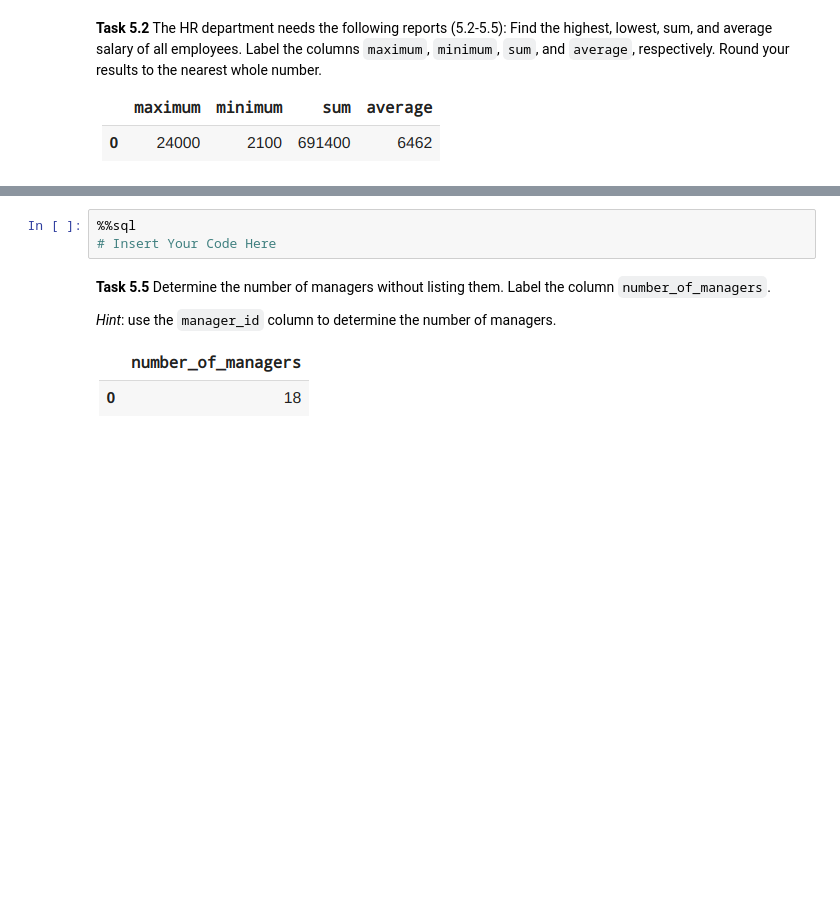
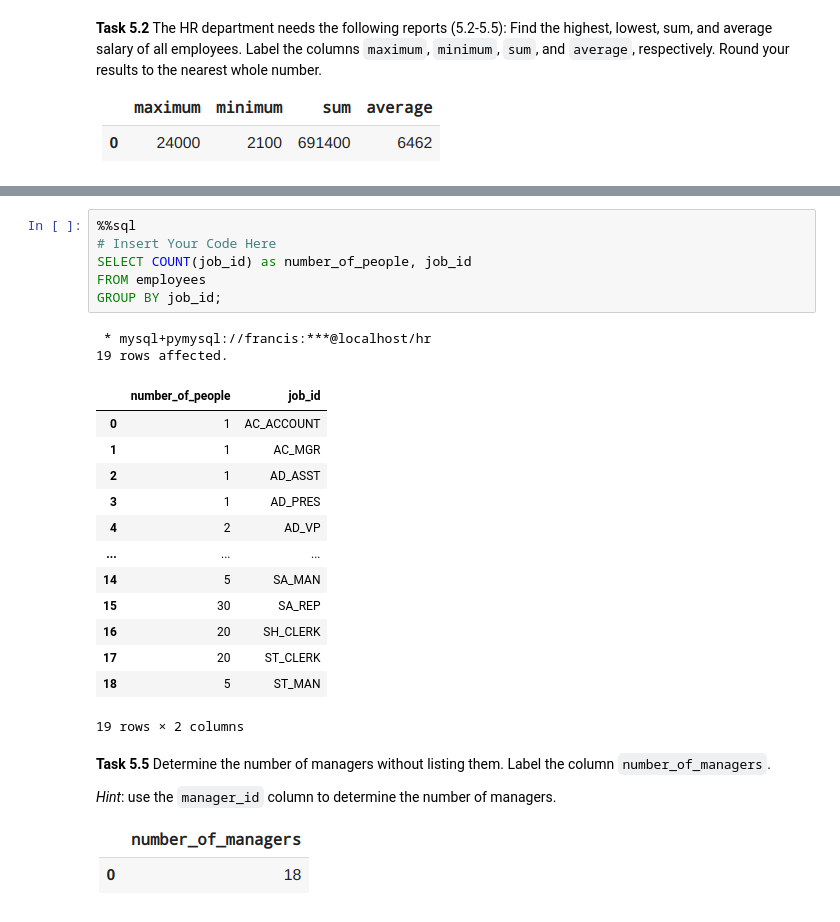
Before and after one commit to Ckodrad/CM3010-Database-Labs, a Jupyter notebook: Labs/MySQL Hand-On Lab.ipynb, the cells around one changed output, grey strips where cells are left out. Drawn from its saved outputs; the diff is of its cells as text; blank space fills up the shorter version.

```diff
--- a/Labs/MySQL Hand-On Lab.ipynb
+++ b/Labs/MySQL Hand-On Lab.ipynb
@@ -513,6 +547,25 @@ nearest whole number.
 # %%
 %%sql
 # Insert Your Code Here
+SELECT COUNT(job_id) as number_of_people, job_id
+FROM employees
+GROUP BY job_id;
+# %% [output]
+ * mysql+pymysql://francis:***@localhost/hr
+19 rows affected.
+|  | number_of_people | job_id |
+| 0 | 1 | AC_ACCOUNT |
+| 1 | 1 | AC_MGR |
+| 2 | 1 | AD_ASST |
+| 3 | 1 | AD_PRES |
+| 4 | 2 | AD_VP |
+| ... | ... | ... |
+| 14 | 5 | SA_MAN |
+| 15 | 30 | SA_REP |
+| 16 | 20 | SH_CLERK |
+| 17 | 20 | ST_CLERK |
+| 18 | 5 | ST_MAN |
+19 rows × 2 columns
 # %% [markdown]
 **Task 5.5** Determine the number of managers without listing them. Label the column <code>number_of_managers</code>.
 
```
Also changed, not shown: parts of 9 cells of this notebook.
